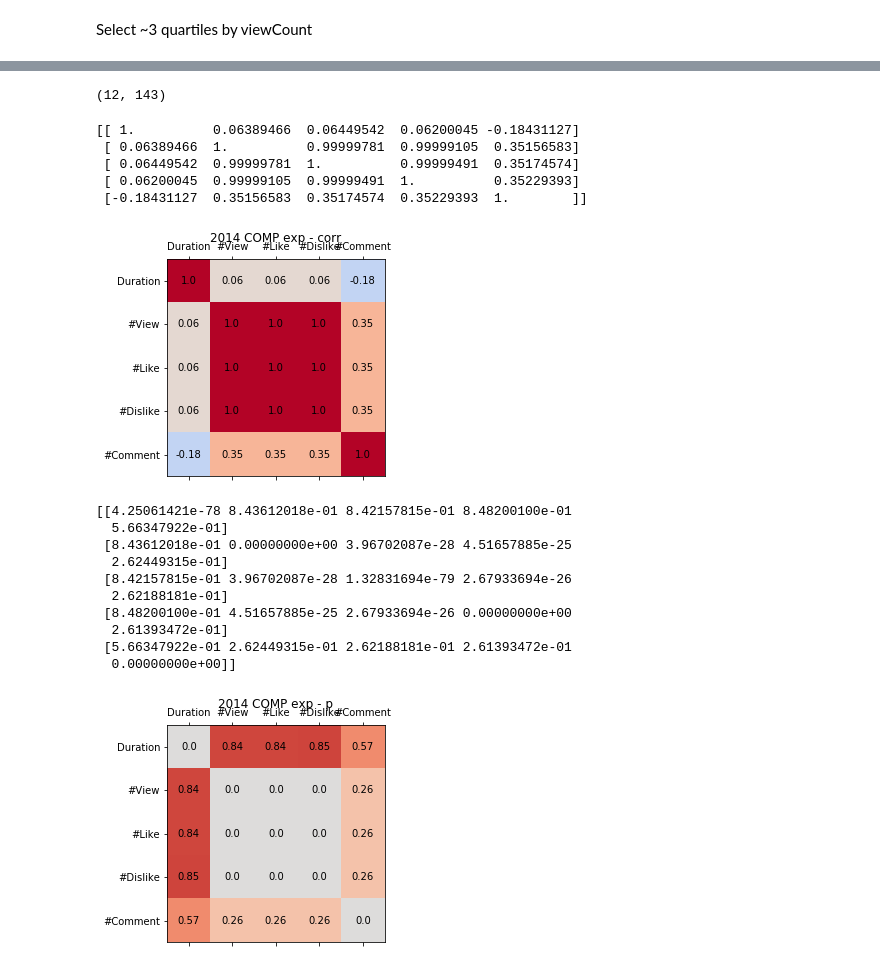
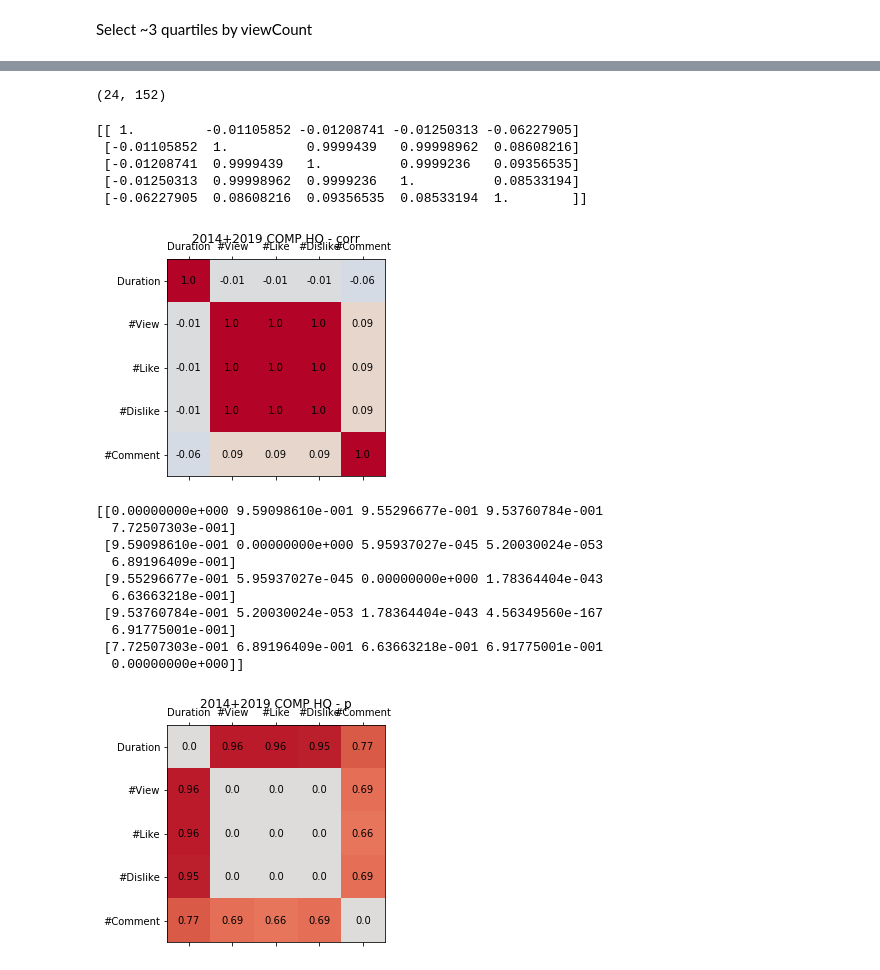
Before and after one commit to Hweemyoung/mastersdegree, a Jupyter notebook: ytcrawl/customs/200805.ipynb, the cells around one changed output, grey strips where cells are left out. Saved outputs shown, nothing was run; the diff lists cells and outputs as text; code cells hidden in the pictures.

```diff
--- a/ytcrawl/customs/200805.ipynb
+++ b/ytcrawl/customs/200805.ipynb
@@ -12,4 +12,5 @@ print(table)
 # %%
 data_raw = pd.DataFrame(table)
 # %%
-data_raw = pd.read_csv("/home/hweem/git/mastersdegree/ytcrawl/customs/scopus/scopus_videos_2014_comp.csv", header=0)
+data_raw1 = pd.read_csv("/home/hweem/git/mastersdegree/ytcrawl/customs/scopus/scopus_videos_2014_comp.csv", header=0)
+data_raw2 = pd.read_csv("/home/hweem/git/mastersdegree/ytcrawl/customs/scopus/scopus_videos_2019_comp.csv", header=0)
@@ -36,0 +17,3 @@ data_raw
+# %%
+data_raw = pd.concat([data_raw1, data_raw2], sort=False)
+data_raw
@@ -87,7 +90,7 @@ from matplotlib import pyplot as plt
 # %%
 %matplotlib inline
 # %%
-def heatmap_from_csv(fpath=None, arr=None, title=None):
+def heatmap_from_csv(fpath=None, arr=None, title=None, cols=['Duration', '#View', '#Like', '#Dislike', '#Comment']):
     # Values must be already calculated on csv.
 
     # with open(fpath, newline='') as f:
@@ -109,7 +112,6 @@ def heatmap_from_csv(fpath=None, arr=None, title=None):
 
     ax.matshow(intersection_matrix, cmap=plt.cm.coolwarm, vmin=-1.0, vmax=1.0)
 
-    cols = ['Duration', '#View', '#Like', '#Dislike', '#Comment']
     x_pos = np.arange(len(cols))
     plt.xticks(x_pos, cols)
     y_pos = np.arange(len(cols))
@@ -150,7 +152,7 @@ data_filtered = data_dropna[data_dropna["content"] == "paper_explanation"]
 # %%
-len(data_filtered), len(data_raw)
+len(data_filtered_hq), len(data_filtered)
 # %% [output]
-(12, 143)
+(24, 152)
 # %%
 corr_pearson = np.zeros((5,5))
 p_pearson = np.zeros((5,5))
@@ -160,22 +162,22 @@ for i in range(16,21):
 # %%
-# 2014 comp all
-heatmap_from_csv(arr=corr_pearson, title="2014 COMP exp - corr")
-heatmap_from_csv(arr=p_pearson, title="2014 COMP exp - p")
+# 2014 comp exp/ass/app
+heatmap_from_csv(arr=corr_pearson, title="2014+2019 COMP HQ - corr")
+heatmap_from_csv(arr=p_pearson, title="2014+2019 COMP HQ - p")
 # %% [output]
-[[ 1.          0.06389466  0.06449542  0.06200045 -0.18431127]
- [ 0.06389466  1.          0.99999781  0.99999105  0.35156583]
- [ 0.06449542  0.99999781  1.          0.99999491  0.35174574]
- [ 0.06200045  0.99999105  0.99999491  1.          0.35229393]
- [-0.18431127  0.35156583  0.35174574  0.35229393  1.        ]]
+[[ 1.         -0.01105852 -0.01208741 -0.01250313 -0.06227905]
+ [-0.01105852  1.          0.9999439   0.99998962  0.08608216]
+ [-0.01208741  0.9999439   1.          0.9999236   0.09356535]
+ [-0.01250313  0.99998962  0.9999236   1.          0.08533194]
+ [-0.06227905  0.08608216  0.09356535  0.08533194  1.        ]]
-[figure, old version]
+[figure, new version]
-[[4.25061421e-78 8.43612018e-01 8.42157815e-01 8.48200100e-01
-  5.66347922e-01]
- [8.43612018e-01 0.00000000e+00 3.96702087e-28 4.51657885e-25
-  2.62449315e-01]
- [8.42157815e-01 3.96702087e-28 1.32831694e-79 2.67933694e-26
-  2.62188181e-01]
- [8.48200100e-01 4.51657885e-25 2.67933694e-26 0.00000000e+00
-  2.61393472e-01]
- [5.66347922e-01 2.62449315e-01 2.62188181e-01 2.61393472e-01
-  0.00000000e+00]]
+[[0.00000000e+000 9.59098610e-001 9.55296677e-001 9.53760784e-001
+  7.72507303e-001]
+ [9.59098610e-001 0.00000000e+000 5.95937027e-045 5.20030024e-053
+  6.89196409e-001]
+ [9.55296677e-001 5.95937027e-045 0.00000000e+000 1.78364404e-043
+  6.63663218e-001]
+ [9.53760784e-001 5.20030024e-053 1.78364404e-043 4.56349560e-167
+  6.91775001e-001]
+ [7.72507303e-001 6.89196409e-001 6.63663218e-001 6.91775001e-001
+  0.00000000e+000]]
-[figure, old version]
+[figure, new version]
```
Also changed, not shown: parts of 17 cells of this notebook, 8 other files.
